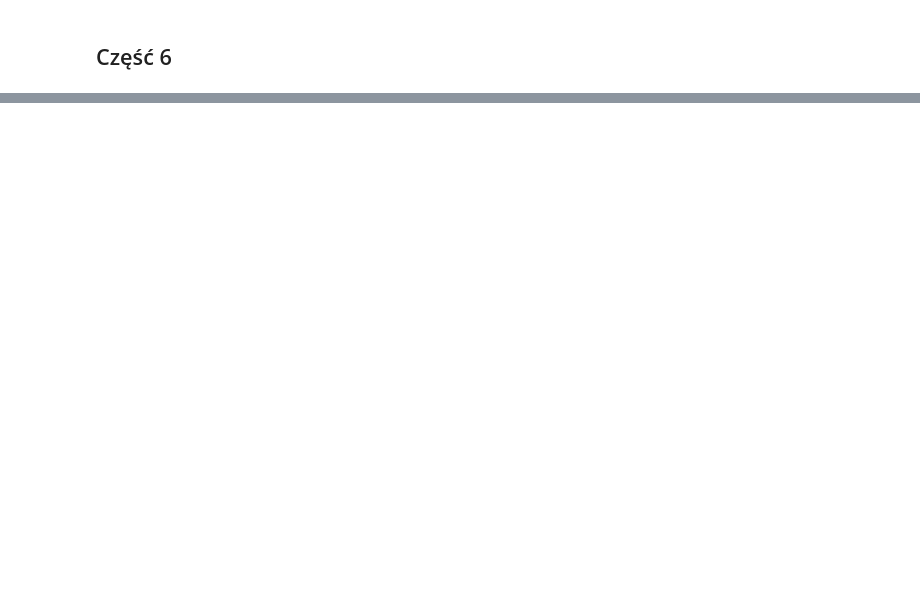
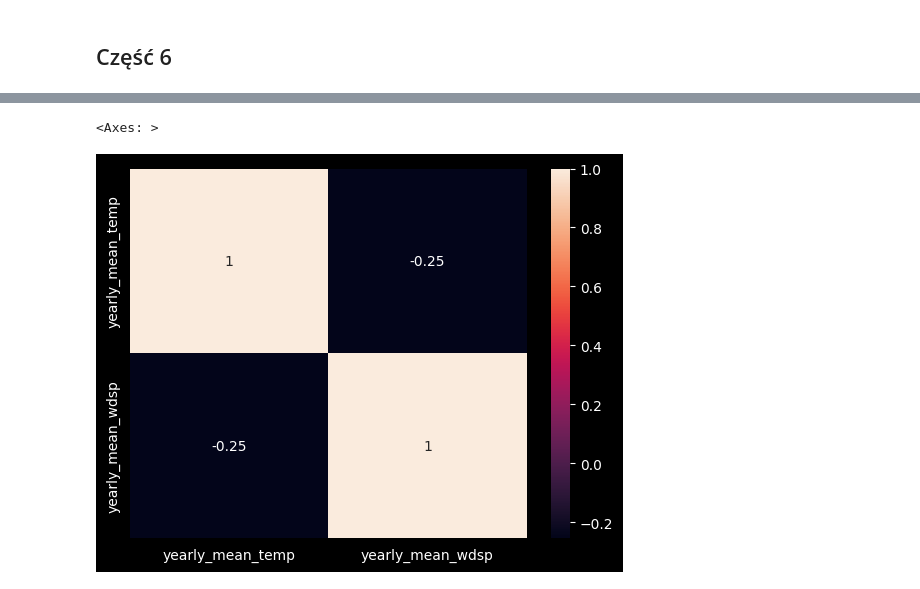
Before and after one commit to Matio004/PodstawyPrzetwarzaniaDuzychZbiorowDanych, a Jupyter notebook: zad2.ipynb, the cells around one changed output, grey strips where cells are left out. Saved outputs shown, nothing was run; the diff lists cells and outputs as text; code cells hidden in the pictures; blank space fills up the shorter version.

```diff
--- a/zad2.ipynb
+++ b/zad2.ipynb
@@ -410,0 +421,5 @@ sns.heatmap(corr, annot=True)
+# %%
+sns.heatmap(corr[['yearly_mean_temp', 'yearly_mean_wdsp']].loc[['yearly_mean_temp', 'yearly_mean_wdsp']], annot=True)
+# %% [output]
+<Axes: >
+[figure, added]
```
Also changed, not shown: parts of 10 cells of this notebook.
